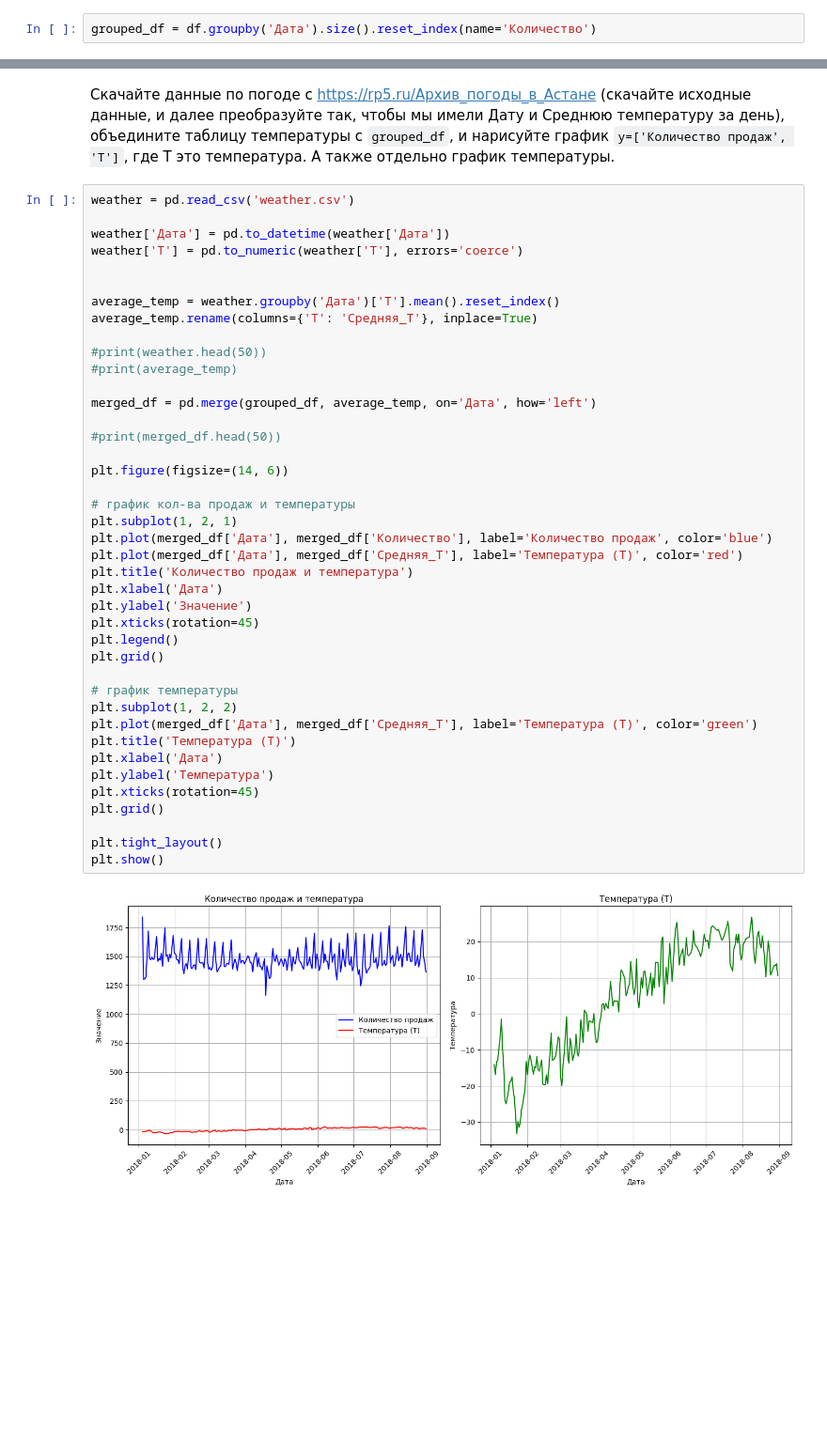
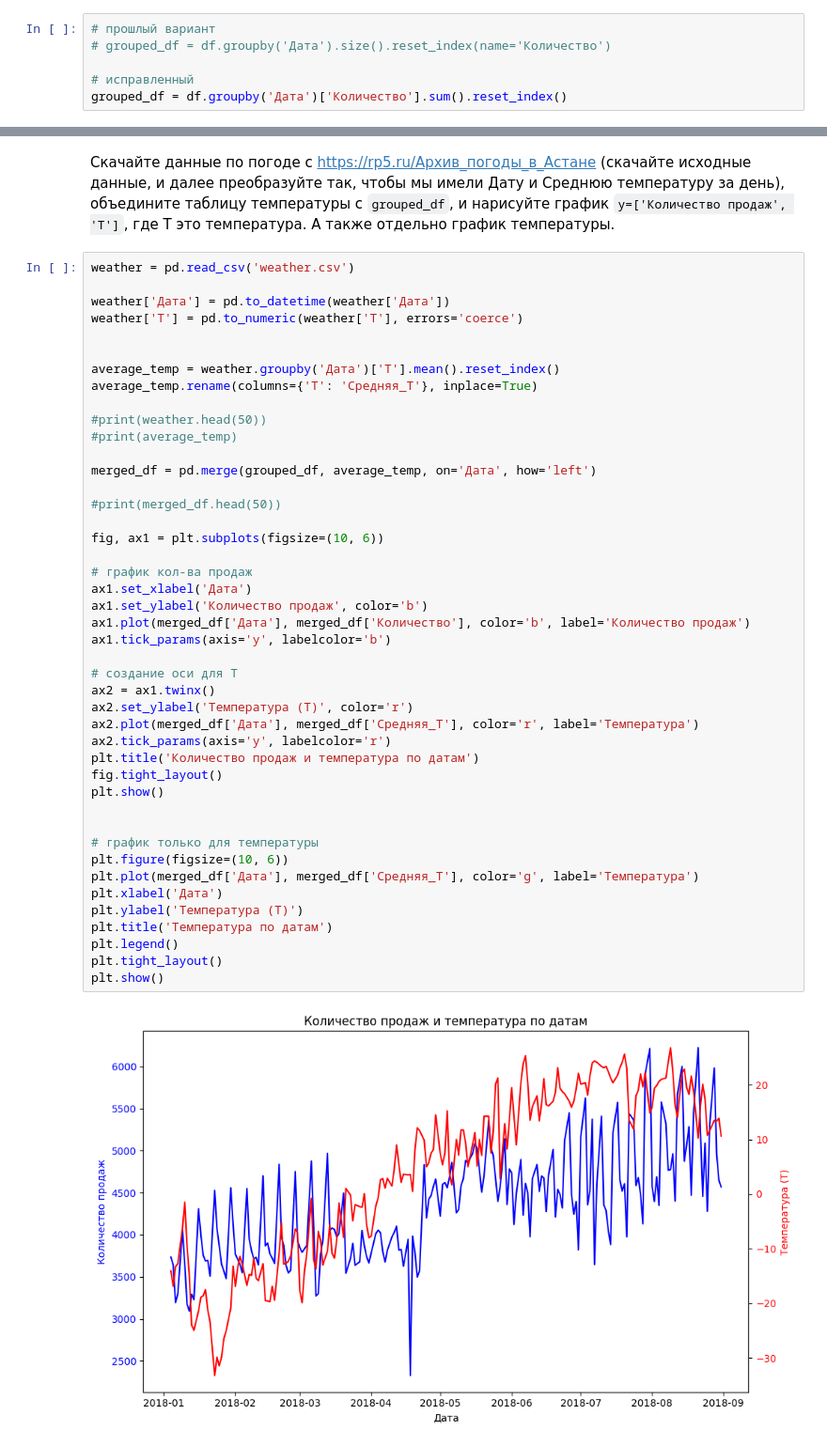
Before and after one commit to lyolyamtm/academica-final-python, a Jupyter notebook: Блок 3.ipynb, the cells around one changed output, grey strips where cells are left out. Shown at 94% size. Drawn from its saved outputs; the diff is of its cells as text; blank space fills up the shorter version.

```diff
--- a/Блок 3.ipynb
+++ b/Блок 3.ipynb
@@ -43,7 +43,11 @@ dtype: object
 # %% [markdown]
 Сгруппируйте данные по дате, посчитайте количество продаж
 # %%
-grouped_df = df.groupby('Дата').size().reset_index(name='Количество')
+# прошлый вариант
+# grouped_df = df.groupby('Дата').size().reset_index(name='Количество')
+
+# исправленный
+grouped_df = df.groupby('Дата')['Количество'].sum().reset_index()
 # %% [markdown]
 Вывести несколько первых строк сгруппированных данных
 # %%
@@ -126,43 +130,46 @@ print(top_products)
 # %%
 weather = pd.read_csv('weather.csv')
 
 weather['Дата'] = pd.to_datetime(weather['Дата'])
 weather['T'] = pd.to_numeric(weather['T'], errors='coerce')
 
 
 average_temp = weather.groupby('Дата')['T'].mean().reset_index()
 average_temp.rename(columns={'T': 'Средняя_T'}, inplace=True)
 
 #print(weather.head(50))
 #print(average_temp)
 
 merged_df = pd.merge(grouped_df, average_temp, on='Дата', how='left')
 
 #print(merged_df.head(50))
 
-plt.figure(figsize=(14, 6))
+fig, ax1 = plt.subplots(figsize=(10, 6))
 
-# график кол-ва продаж и температуры
-plt.subplot(1, 2, 1)
-plt.plot(merged_df['Дата'], merged_df['Количество'], label='Количество продаж', color='blue')
-plt.plot(merged_df['Дата'], merged_df['Средняя_T'], label='Температура (T)', color='red')
-plt.title('Количество продаж и температура')
+# график кол-ва продаж
+ax1.set_xlabel('Дата')
+ax1.set_ylabel('Количество продаж', color='b')
+ax1.plot(merged_df['Дата'], merged_df['Количество'], color='b', label='Количество продаж')
+ax1.tick_params(axis='y', labelcolor='b')
+
+# создание оси для Т
+ax2 = ax1.twinx()
+ax2.set_ylabel('Температура (T)', color='r')
+ax2.plot(merged_df['Дата'], merged_df['Средняя_T'], color='r', label='Температура')
+ax2.tick_params(axis='y', labelcolor='r')
+plt.title('Количество продаж и температура по датам')
+fig.tight_layout()
+plt.show()
+
+
+# график только для температуры
+plt.figure(figsize=(10, 6))
+plt.plot(merged_df['Дата'], merged_df['Средняя_T'], color='g', label='Температура')
 plt.xlabel('Дата')
-plt.ylabel('Значение')
-plt.xticks(rotation=45)
+plt.ylabel('Температура (T)')
+plt.title('Температура по датам')
 plt.legend()
-plt.grid()
-
-# график температуры
-plt.subplot(1, 2, 2)
-plt.plot(merged_df['Дата'], merged_df['Средняя_T'], label='Температура (T)', color='green')
-plt.title('Температура (T)')
-plt.xlabel('Дата')
-plt.ylabel('Температура')
-plt.xticks(rotation=45)
-plt.grid()
-
 plt.tight_layout()
 plt.show()
 # %% [output]
-[figure, old version]
+[figure, new version]
```
Also changed, not shown: parts of 3 cells of this notebook, 2 other files.
